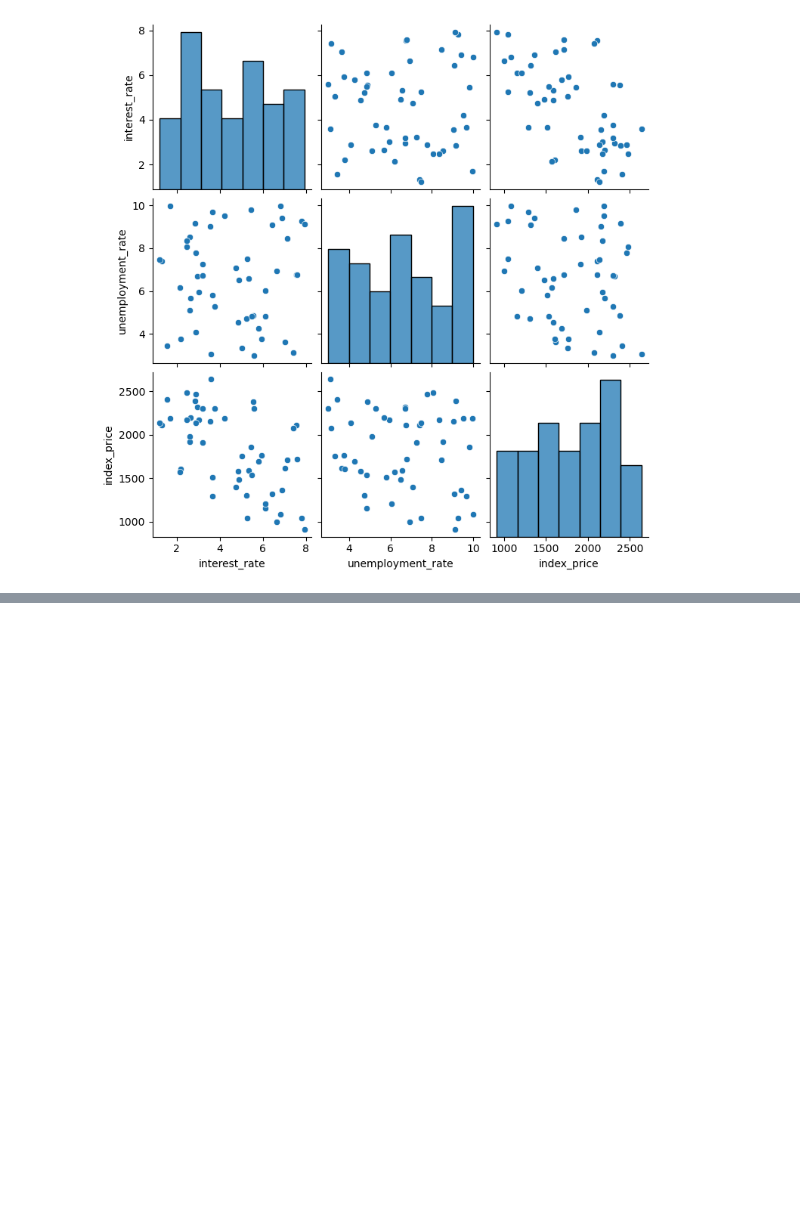
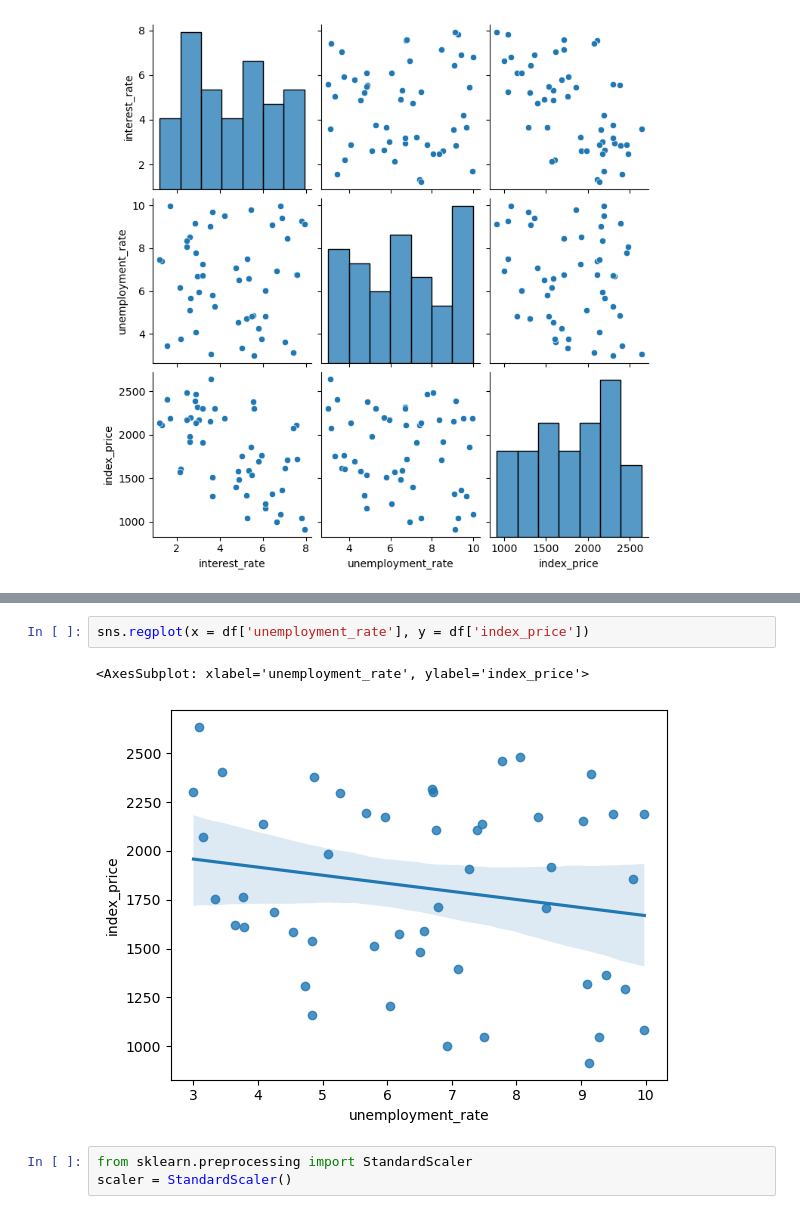
Before and after one commit to palnikachavan/ML_models, a Jupyter notebook: Supervised/MultipleLinearRegression.ipynb, the cells around one changed output, grey strips where cells are left out. Drawn from its saved outputs; the diff is of its cells as text; blank space fills up the shorter version.

```diff
--- a/Supervised/MultipleLinearRegression.ipynb
+++ b/Supervised/MultipleLinearRegression.ipynb
@@ -38,0 +53,8 @@ sns.pairplot(df)
+# %%
+sns.regplot(x = df['unemployment_rate'], y = df['index_price'])
+# %% [output]
+<AxesSubplot: xlabel='unemployment_rate', ylabel='index_price'>
+[figure, added]
+# %%
+from sklearn.preprocessing import StandardScaler
+scaler = StandardScaler()
```
Also changed, not shown: parts of 12 cells of this notebook, 1 other file.
